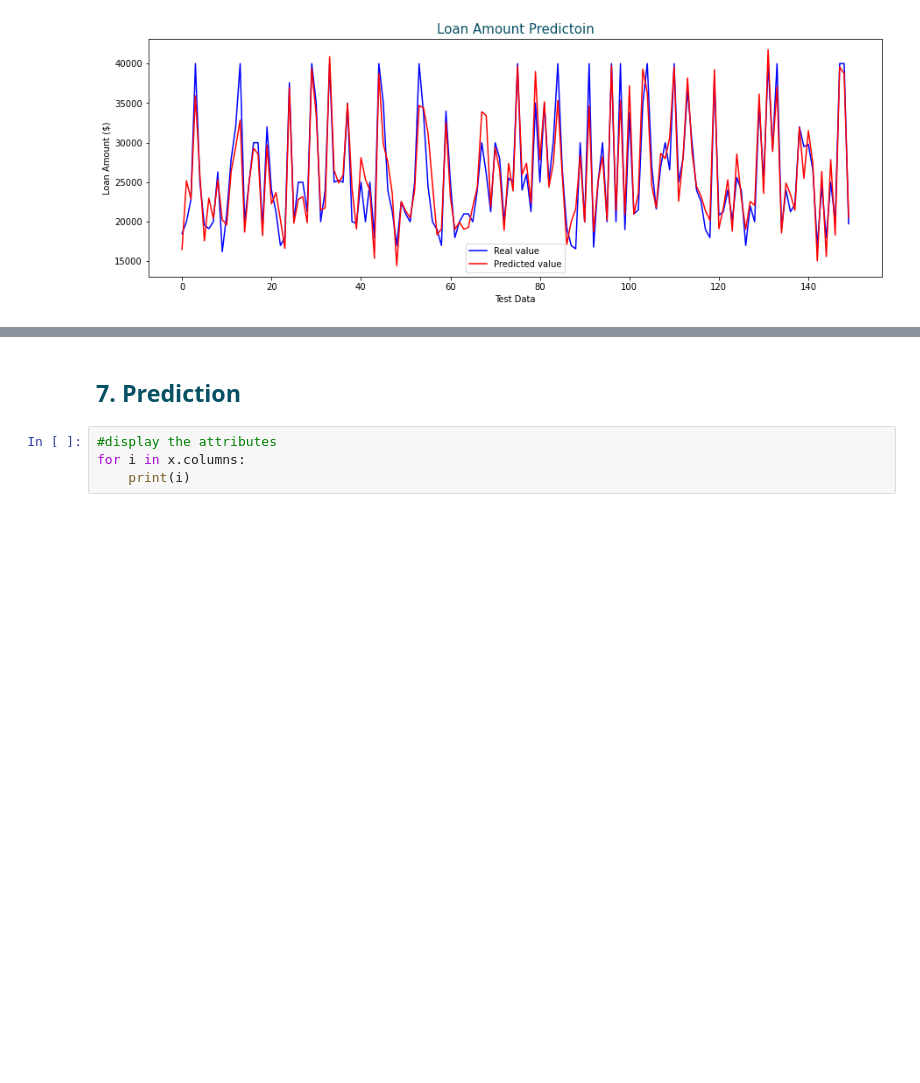
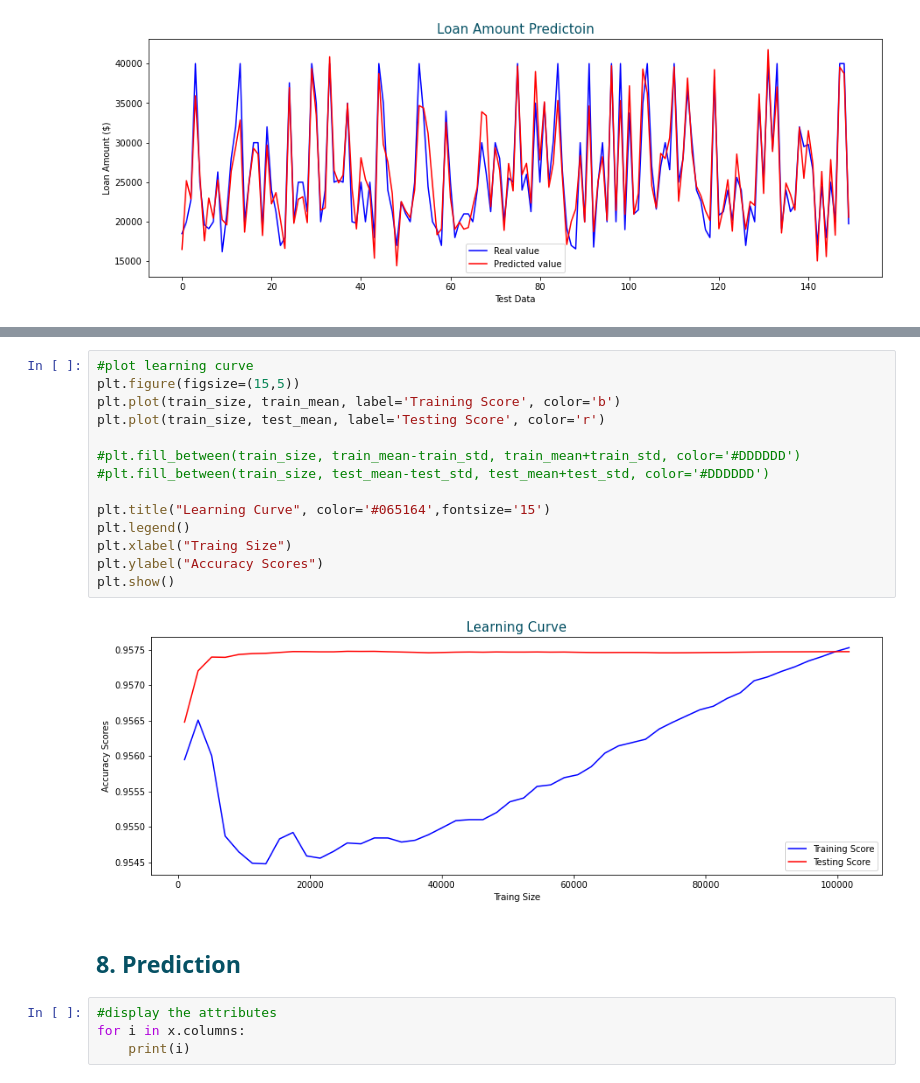
Before and after one commit to ManuthVann/CSG6-Car_Price_ML, a Jupyter notebook: LAP_Linear_Regression.ipynb, the cells around one changed output, grey strips where cells are left out. Cells and saved outputs as stored; diff of their text form; blank space fills up the shorter version.

```diff
--- a/LAP_Linear_Regression.ipynb
+++ b/LAP_Linear_Regression.ipynb
@@ -749,5 +748,21 @@ plt.show()
+# %%
+#plot learning curve
+plt.figure(figsize=(15,5))
+plt.plot(train_size, train_mean, label='Training Score', color='b')
+plt.plot(train_size, test_mean, label='Testing Score', color='r')
+
+#plt.fill_between(train_size, train_mean-train_std, train_mean+train_std, color='#DDDDDD')
+#plt.fill_between(train_size, test_mean-test_std, test_mean+test_std, color='#DDDDDD')
+
+plt.title("Learning Curve", color='#065164',fontsize='15')
+plt.legend()
+plt.xlabel("Traing Size")
+plt.ylabel("Accuracy Scores")
+plt.show()
+# %% [output]
+[figure, added]
 # %% [markdown]
-<h2 style='color:#065164'>7. Prediction</h2>
+<h2 style='color:#065164'>8. Prediction</h2>
 # %%
 #display the attributes
 for i in x.columns:
```
Also changed, not shown: parts of 14 cells of this notebook, 1 other file.
